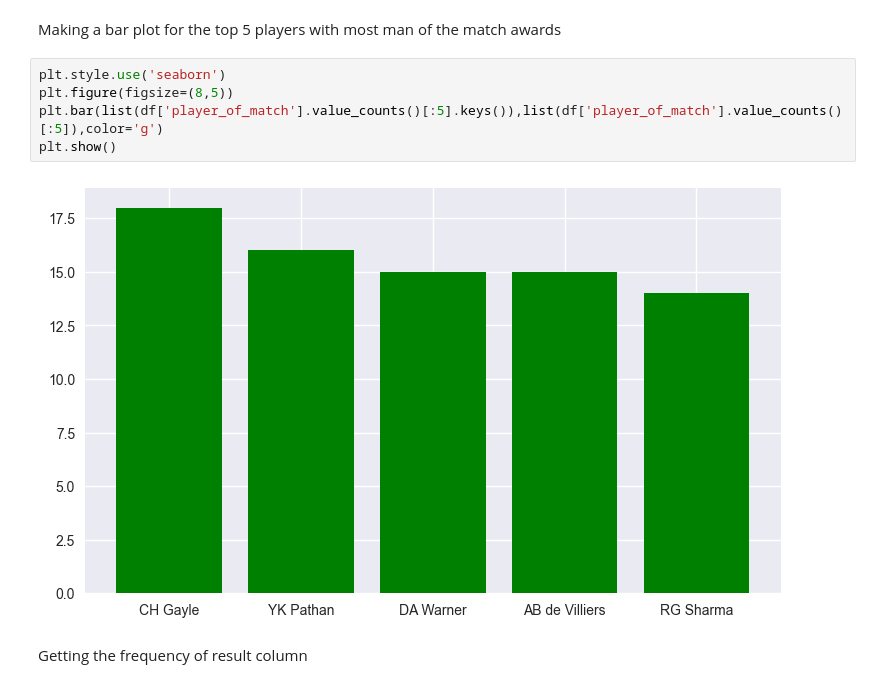
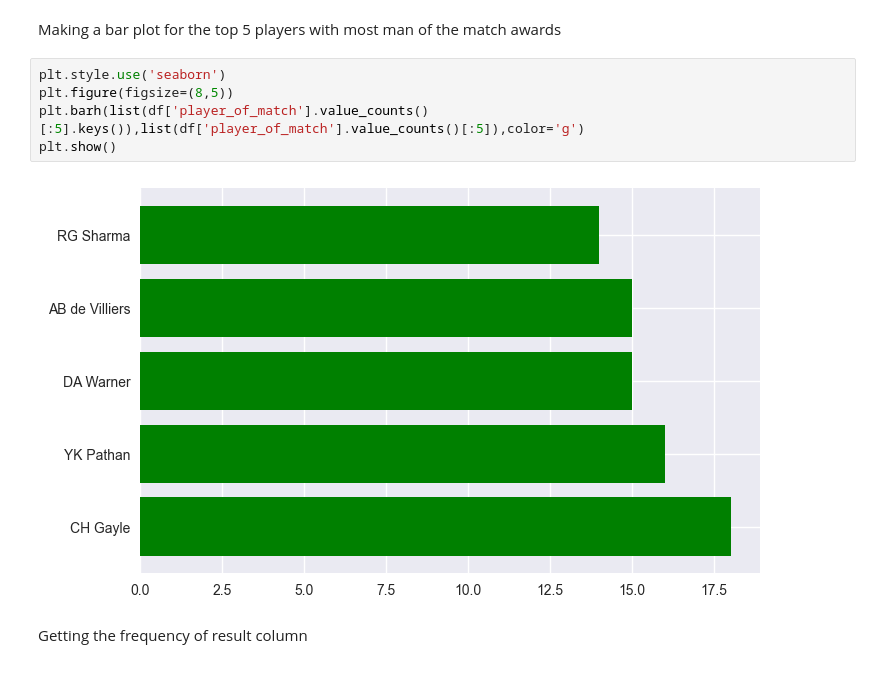
Before and after one commit to Vamshi0046/IPL-DATA-ANALYSIS, a Jupyter notebook: Analysis.ipynb, the cells around one changed output. Drawn from its saved outputs; the diff is of its cells as text.

```diff
--- a/Analysis.ipynb
+++ b/Analysis.ipynb
@@ -113,10 +113,10 @@ Making a bar plot for the top 5 players with most man of the match awards
 # %%
 plt.style.use('seaborn')
 plt.figure(figsize=(8,5))
-plt.bar(list(df['player_of_match'].value_counts()[:5].keys()),list(df['player_of_match'].value_counts()[:5]),color='g')
+plt.barh(list(df['player_of_match'].value_counts()[:5].keys()),list(df['player_of_match'].value_counts()[:5]),color='g')
 plt.show()
 # %% [output]
-[figure, old version]
+[figure, new version]
 # %% [markdown]
  Getting the frequency of result column
 # %%
```
Also changed, not shown: parts of 1 cell of this notebook.
